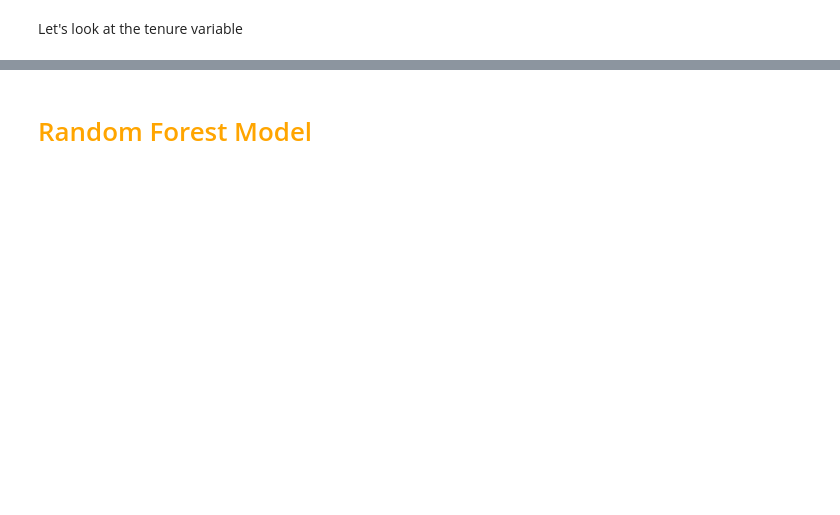
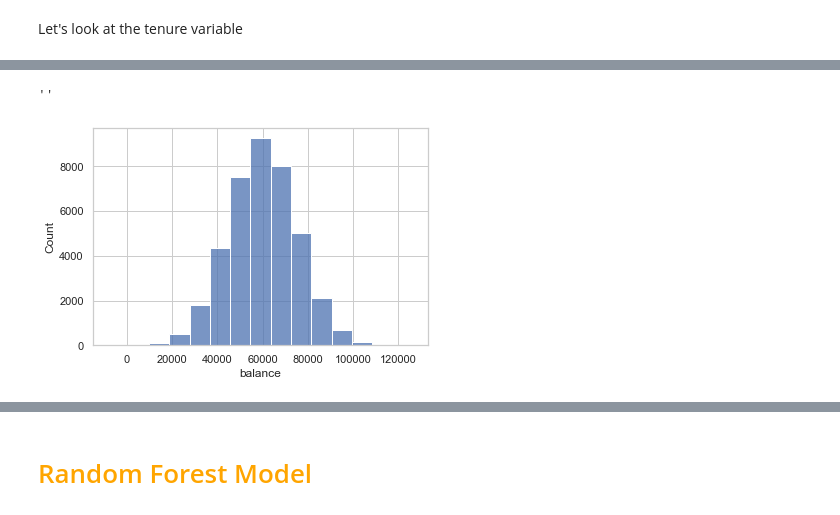
Before and after one commit to topgreg/VG-Assessment, a Jupyter notebook: VG - Assessment - Welliver.ipynb, the cells around one changed output, grey strips where cells are left out. Cells and saved outputs as stored; diff of their text form; code cells hidden in the pictures; blank space fills up the shorter version.

```diff
--- a/VG - Assessment - Welliver.ipynb
+++ b/VG - Assessment - Welliver.ipynb
@@ -286,3 +636,9 @@ plt.subplots_adjust(hspace=0.5)
+# %%
+sns.histplot(df['balance'], bins=15)
+;
+# %% [output]
+''
+[figure, added]
 # %%
 corrmat = df_numeric.corr()
 f, ax = plt.subplots(figsize=(8, 6))
```
Also changed, not shown: parts of 152 cells of this notebook.
